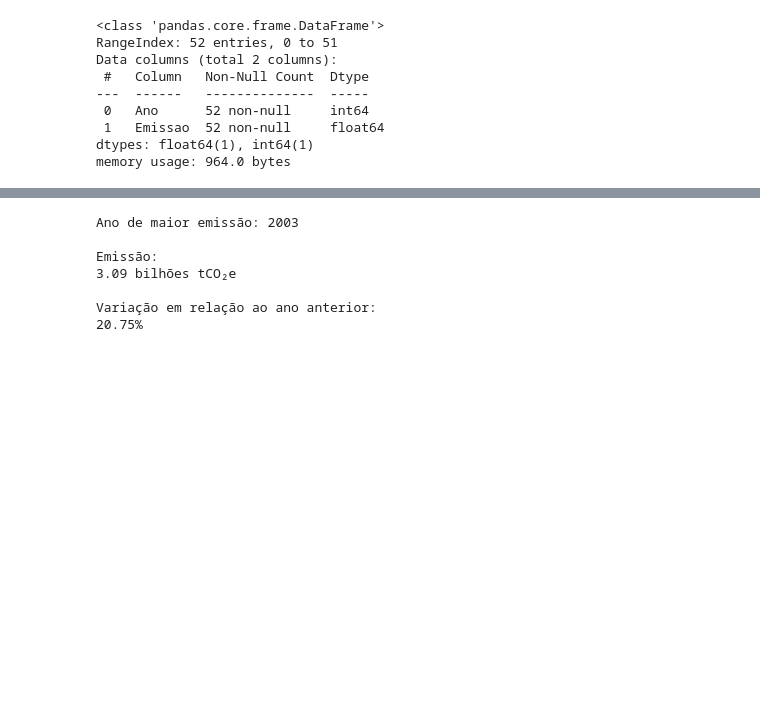
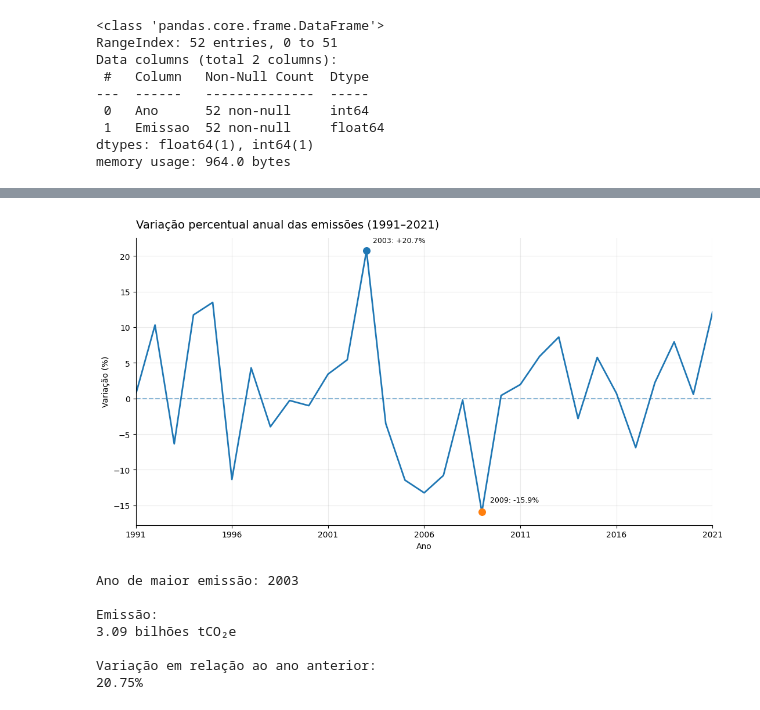
Before and after one commit to GustavoMedeiros601/brazil-ghg-emissions-analysis, a Jupyter notebook: notebook/02_exploratory_analysis.ipynb, the cells around one changed output, grey strips where cells are left out. Drawn from its saved outputs; the diff is of its cells as text; code cells hidden in the pictures; blank space fills up the shorter version.

```diff
--- a/notebook/02_exploratory_analysis.ipynb
+++ b/notebook/02_exploratory_analysis.ipynb
@@ -646,3 +582,94 @@ plt.show()
+# %%
+# Considera apenas as variações da série diretamente comparável
+variacao_comparavel = emissao_anual[
+    emissao_anual["Ano"] >= 1991
+].copy()
+
+maior_alta = variacao_comparavel.loc[
+    variacao_comparavel["Variacao (%)"].idxmax()
+]
+
+maior_queda = variacao_comparavel.loc[
+    variacao_comparavel["Variacao (%)"].idxmin()
+]
+
+fig, ax = plt.subplots(figsize=(11, 6))
+
+ax.plot(
+    variacao_comparavel["Ano"],
+    variacao_comparavel["Variacao (%)"],
+    linewidth=2
+)
+
+# Linha de referência
+ax.axhline(
+    0,
+    linestyle="--",
+    alpha=0.5
+)
+
+# Destaque da maior alta
+ax.scatter(
+    maior_alta["Ano"],
+    maior_alta["Variacao (%)"],
+    s=70,
+    zorder=3
+)
+
+ax.annotate(
+    f'{int(maior_alta["Ano"])}: +{maior_alta["Variacao (%)"]:.1f}%',
+    xy=(
+        maior_alta["Ano"],
+        maior_alta["Variacao (%)"]
+    ),
+    xytext=(8, 10),
+    textcoords="offset points",
+    fontsize=9
+)
+
+# Destaque da maior queda
+ax.scatter(
+    maior_queda["Ano"],
+    maior_queda["Variacao (%)"],
+    s=70,
+    zorder=3
+)
+
+ax.annotate(
+    f'{int(maior_queda["Ano"])}: {maior_queda["Variacao (%)"]:.1f}%',
+    xy=(
+        maior_queda["Ano"],
+        maior_queda["Variacao (%)"]
+    ),
+    xytext=(10, 10),
+    textcoords="offset points",
+    fontsize=9,
+    ha="left",
+    va="bottom"
+)
+
+ax.set_title(
+    "Variação percentual anual das emissões (1991–2021)",
+    loc="left",
+    fontsize=14,
+    pad=12
+)
+
+ax.set_xlabel("Ano")
+ax.set_ylabel("Variação (%)")
+
+ax.set_xlim(1991, 2021)
+ax.set_xticks(range(1991, 2022, 5))
+
+ax.grid(True, alpha=0.25)
+
+ax.spines["top"].set_visible(False)
+ax.spines["right"].set_visible(False)
+
+plt.tight_layout()
+plt.show()
+# %% [output]
+[figure, added]
 # %%
 ano_pico = emissao_anual.loc[
     emissao_anual["Emissao"].idxmax()
```
Also changed, not shown: parts of 34 cells of this notebook.
